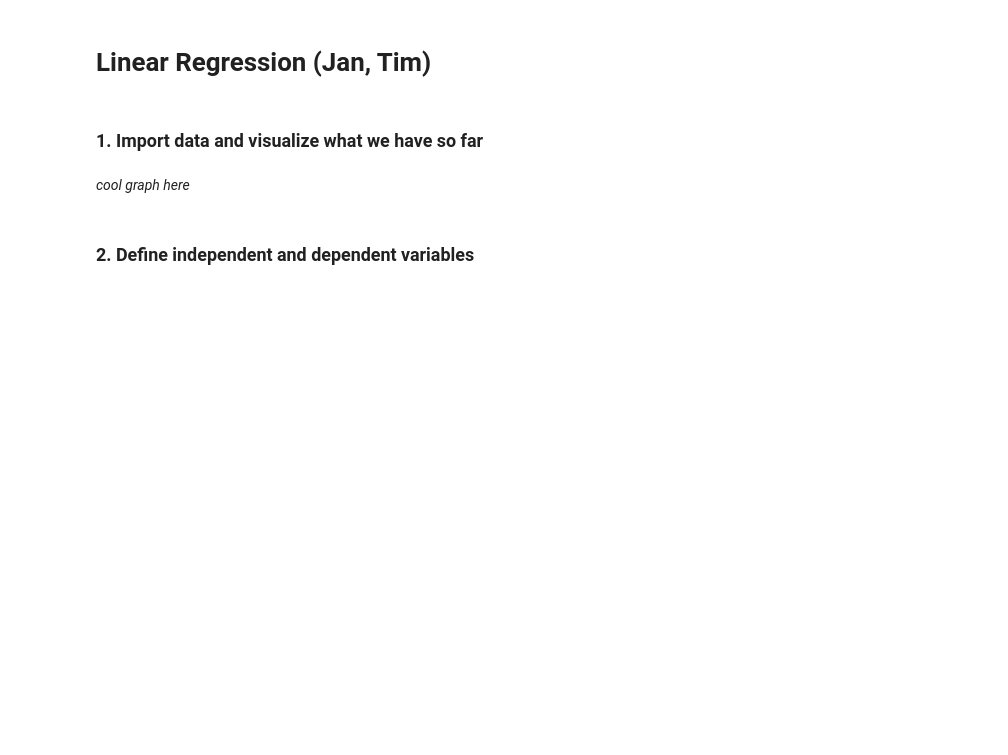
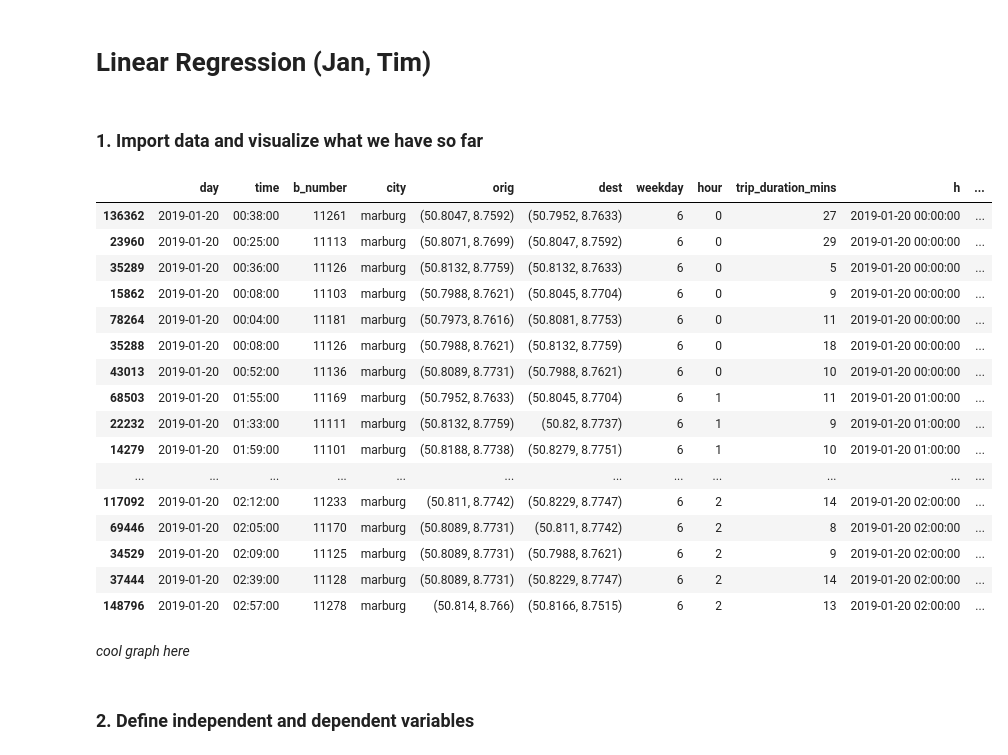
Before and after one commit to mogottsch/dsml_2020_magma, a Jupyter notebook: 3_predictive_analytics/Linear Regression.ipynb, the cells around one changed output. Drawn from its saved outputs; the diff is of its cells as text; code cells hidden in the pictures; blank space fills up the shorter version.

```diff
--- a/3_predictive_analytics/Linear Regression.ipynb
+++ b/3_predictive_analytics/Linear Regression.ipynb
@@ -23,6 +23,30 @@ marburg = pd.read_pickle("../0_data/marburg_clean.pkl")
 duisburg = pd.read_pickle('../0_data/duisburg_clean.pkl')
 marburg_weather = pd.read_pickle("../0_data/weather/marburg_weather.pkl")
 duisburg_weather = pd.read_pickle("../0_data/weather/duisburg_weather.pkl")
+# %%
+marburg_weather["h"]= marburg_weather.index
+marburg["h"]=marburg.index.floor(freq='h')
+marburgWeather = pd.merge(marburg, marburg_weather, how='left', left_on='h', right_on='h')
+#marburgWeatherSorted = marburgWeather.sort_values(["h"])
+#marburgWeatherSorted.head(20)
+# %% [output]
+|  | day | time | b_number | city | orig | dest | weekday | hour | trip_duration_mins | h | ... |
+| 136362 | 2019-01-20 | 00:38:00 | 11261 | marburg | (50.8047, 8.7592) | (50.7952, 8.7633) | 6 | 0 | 27 | 2019-01-20 00:00:00 | ... |
+| 23960 | 2019-01-20 | 00:25:00 | 11113 | marburg | (50.8071, 8.7699) | (50.8047, 8.7592) | 6 | 0 | 29 | 2019-01-20 00:00:00 | ... |
+| 35289 | 2019-01-20 | 00:36:00 | 11126 | marburg | (50.8132, 8.7759) | (50.8132, 8.7633) | 6 | 0 | 5 | 2019-01-20 00:00:00 | ... |
+| 15862 | 2019-01-20 | 00:08:00 | 11103 | marburg | (50.7988, 8.7621) | (50.8045, 8.7704) | 6 | 0 | 9 | 2019-01-20 00:00:00 | ... |
+| 78264 | 2019-01-20 | 00:04:00 | 11181 | marburg | (50.7973, 8.7616) | (50.8081, 8.7753) | 6 | 0 | 11 | 2019-01-20 00:00:00 | ... |
+| 35288 | 2019-01-20 | 00:08:00 | 11126 | marburg | (50.7988, 8.7621) | (50.8132, 8.7759) | 6 | 0 | 18 | 2019-01-20 00:00:00 | ... |
+| 43013 | 2019-01-20 | 00:52:00 | 11136 | marburg | (50.8089, 8.7731) | (50.7988, 8.7621) | 6 | 0 | 10 | 2019-01-20 00:00:00 | ... |
+| 68503 | 2019-01-20 | 01:55:00 | 11169 | marburg | (50.7952, 8.7633) | (50.8045, 8.7704) | 6 | 1 | 11 | 2019-01-20 01:00:00 | ... |
+| 22232 | 2019-01-20 | 01:33:00 | 11111 | marburg | (50.8132, 8.7759) | (50.82, 8.7737) | 6 | 1 | 9 | 2019-01-20 01:00:00 | ... |
+| 14279 | 2019-01-20 | 01:59:00 | 11101 | marburg | (50.8188, 8.7738) | (50.8279, 8.7751) | 6 | 1 | 10 | 2019-01-20 01:00:00 | ... |
+| ... | ... | ... | ... | ... | ... | ... | ... | ... | ... | ... | ... |
+| 117092 | 2019-01-20 | 02:12:00 | 11233 | marburg | (50.811, 8.7742) | (50.8229, 8.7747) | 6 | 2 | 14 | 2019-01-20 02:00:00 | ... |
+| 69446 | 2019-01-20 | 02:05:00 | 11170 | marburg | (50.8089, 8.7731) | (50.811, 8.7742) | 6 | 2 | 8 | 2019-01-20 02:00:00 | ... |
+| 34529 | 2019-01-20 | 02:09:00 | 11125 | marburg | (50.8089, 8.7731) | (50.7988, 8.7621) | 6 | 2 | 9 | 2019-01-20 02:00:00 | ... |
+| 37444 | 2019-01-20 | 02:39:00 | 11128 | marburg | (50.8089, 8.7731) | (50.8229, 8.7747) | 6 | 2 | 14 | 2019-01-20 02:00:00 | ... |
+| 148796 | 2019-01-20 | 02:57:00 | 11278 | marburg | (50.814, 8.766) | (50.8166, 8.7515) | 6 | 2 | 13 | 2019-01-20 02:00:00 | ... |
 # %% [markdown]
 *cool graph here*
 # %% [markdown]
```
Also changed, not shown: parts of 14 cells of this notebook.
